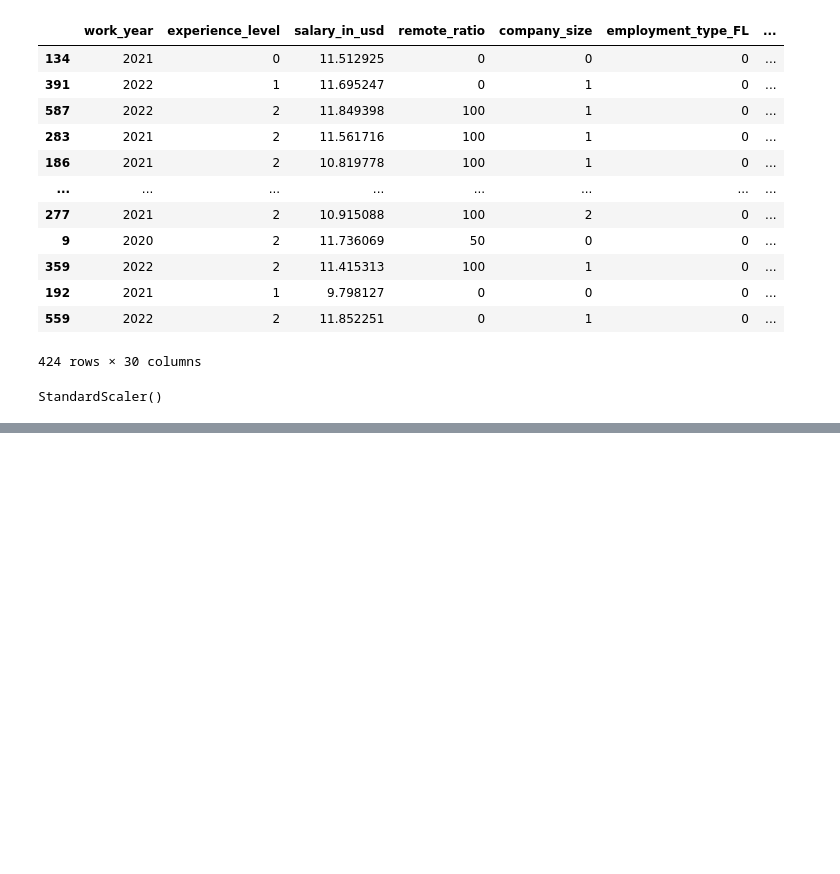
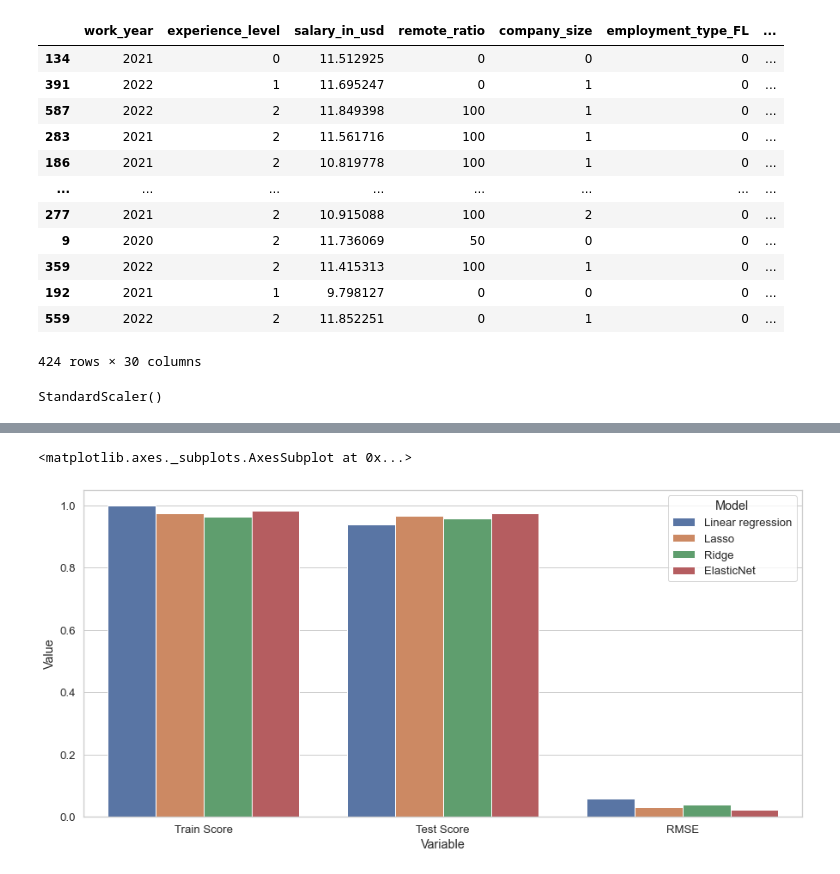
Before and after one commit to cleverkitty1310/Salary_prediction, a Jupyter notebook: development.ipynb, the cells around one changed output, grey strips where cells are left out. Saved outputs shown, nothing was run; the diff lists cells and outputs as text; code cells hidden in the pictures; blank space fills up the shorter version.

```diff
--- a/development.ipynb
+++ b/development.ipynb
@@ -310,8 +310,8 @@ scaler.fit(X_train[nums])
 # %% [output]
 StandardScaler()
 # %%
-X_train = scaler.transform(X_train[nums])
-X_test = scaler.transform(X_test[nums])
+X_train[nums] = scaler.transform(X_train[nums])
+X_test[nums] = scaler.transform(X_test[nums])
 # %%
 models = {
     "Linear regression": LinearRegression(),
@@ -365 +365,7 @@ RMSE:  0.86
 ==================================
+# %%
+scores = pd.DataFrame(Results)
+# %%
+scores
+tidy = scores.melt(id_vars="Model").rename(columns=str.title)
+tidy
@@ -365,0 +386,5 @@ RMSE:  0.86
+# %%
+sns.barplot(data=tidy, x="Variable", y="Value", hue="Model")
+# %% [output]
+<matplotlib.axes._subplots.AxesSubplot at 0x...>
+[figure, added]
```
Also changed, not shown: parts of 6 cells of this notebook, 1 other file.
